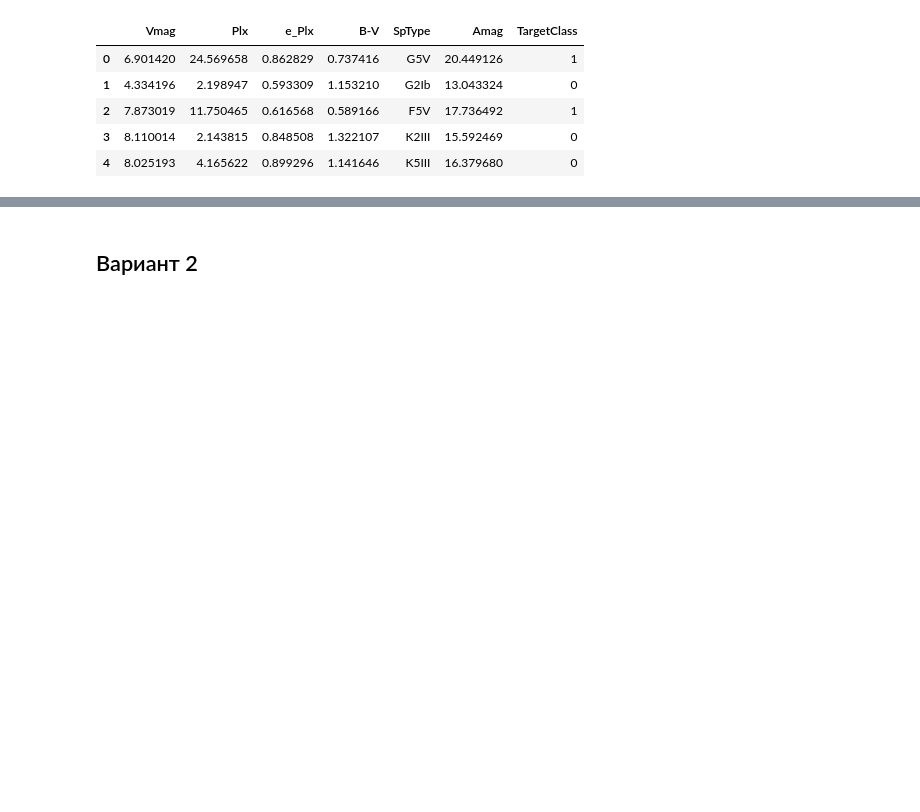
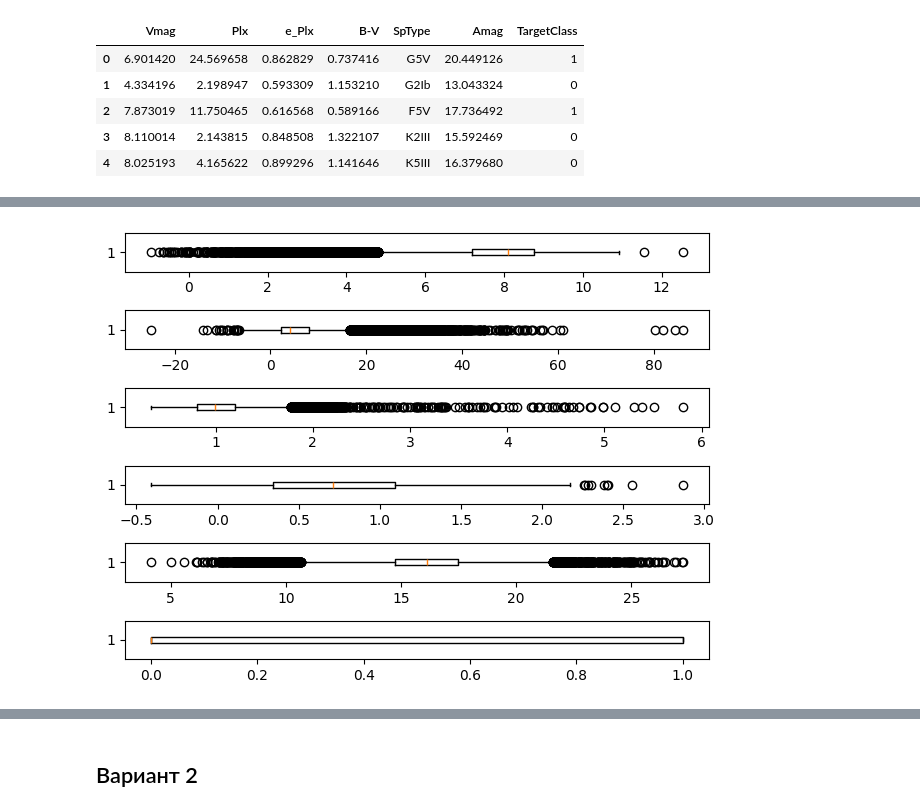
Before and after one commit to AndreDon0/ADA, a Jupyter notebook: Homework_7/ЦК_ДЗ_Визуализация_+_EDA.ipynb, the cells around one changed output, grey strips where cells are left out. Saved outputs shown, nothing was run; the diff lists cells and outputs as text; code cells hidden in the pictures; blank space fills up the shorter version.

```diff
--- a/Homework_7/ЦК_ДЗ_Визуализация_+_EDA.ipynb
+++ b/Homework_7/ЦК_ДЗ_Визуализация_+_EDA.ipynb
@@ -34,0 +98,13 @@ df.head()
+# %%
+fig, ax = plt.subplots(6, 1)
+
+ax[0].boxplot(df["Vmag"], vert=False)
+ax[1].boxplot(df["Plx"], vert=False)
+ax[2].boxplot(df["e_Plx"], vert=False)
+ax[3].boxplot(df["B-V"], vert=False)
+ax[4].boxplot(df["Amag"], vert=False)
+ax[5].boxplot(df["TargetClass"], vert=False)
+
+plt.tight_layout()
+# %% [output]
+[figure, added]
```
Also changed, not shown: parts of 23 cells of this notebook, 2 other files.
